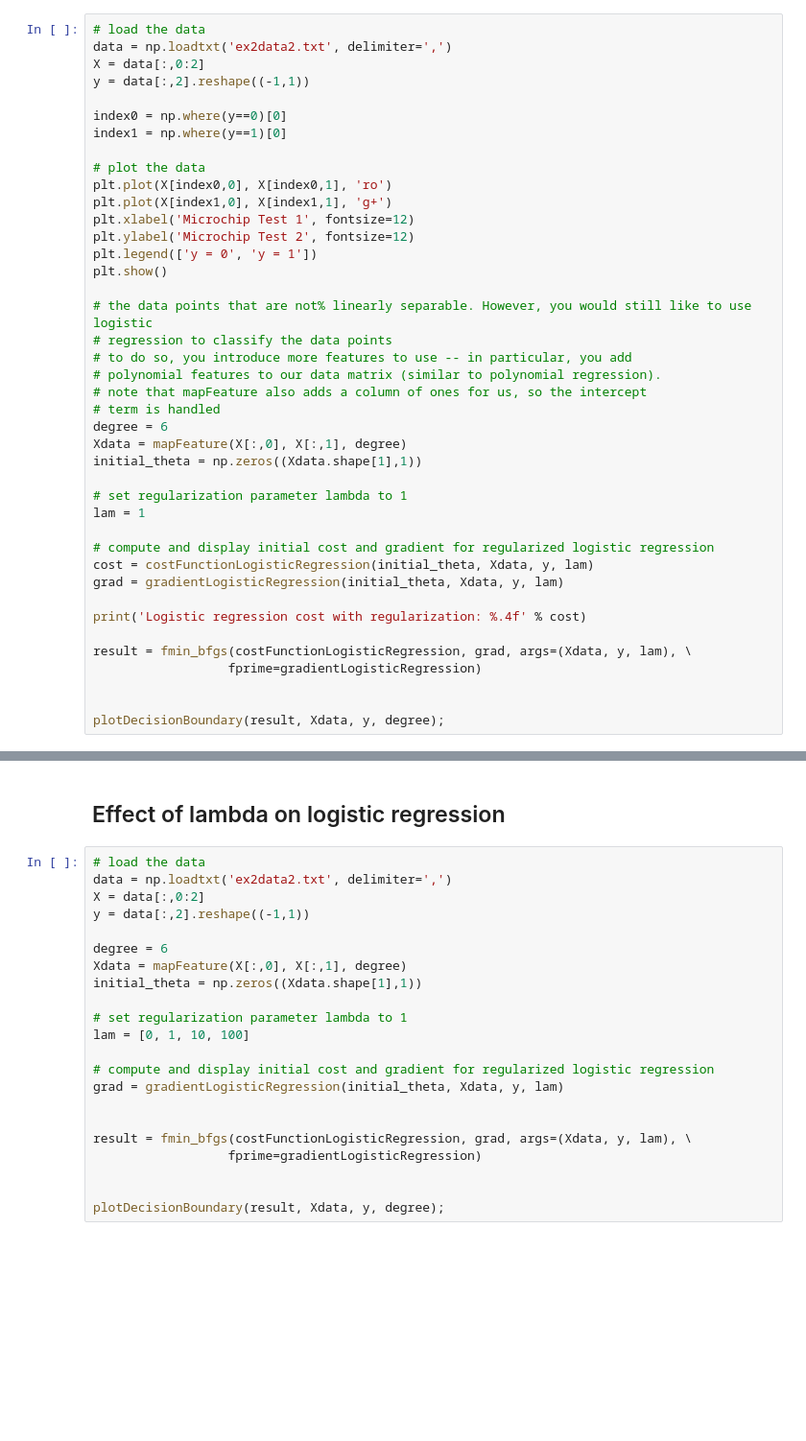
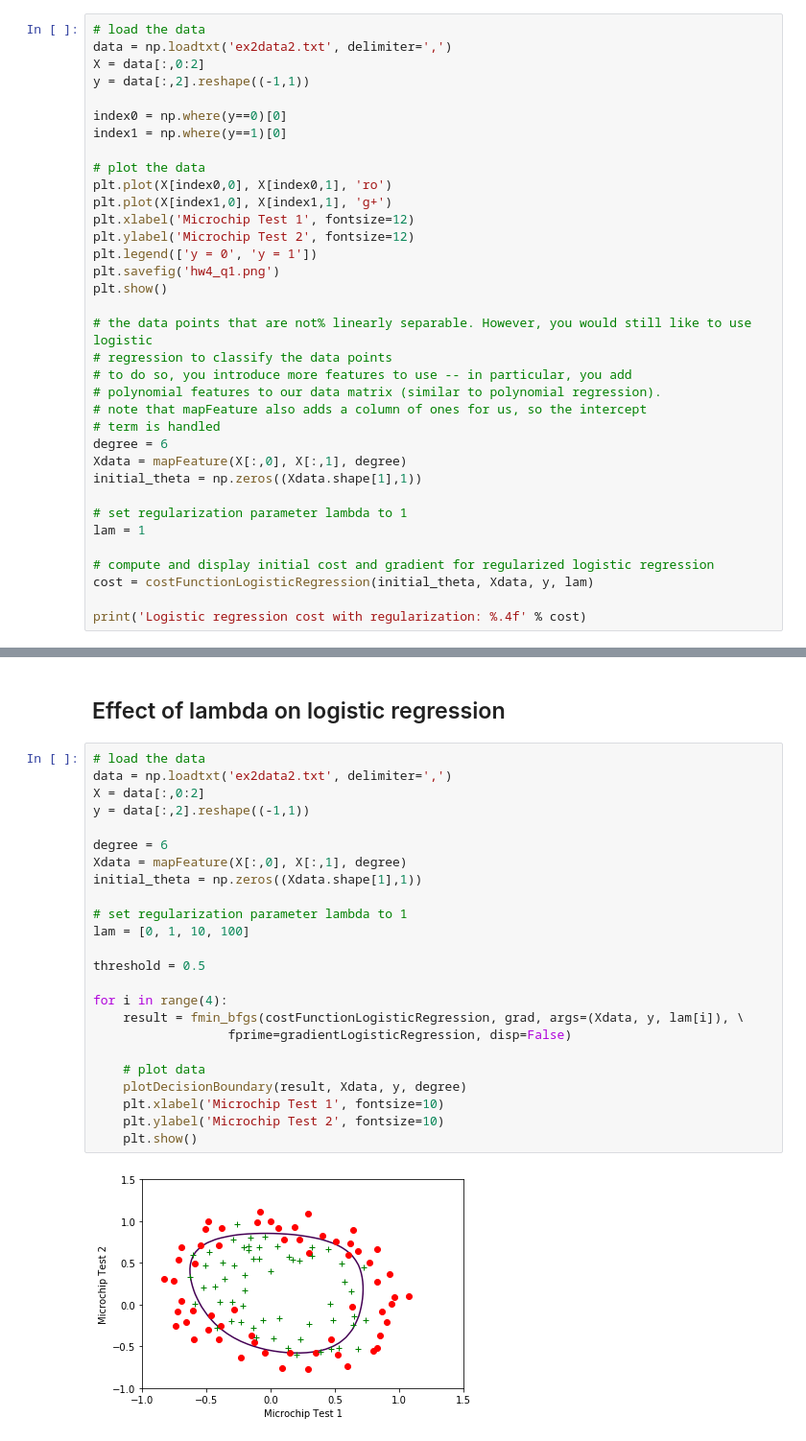
Before and after one commit to kaiwen2times/machine-learning-python, a Jupyter notebook: hw4/hw4.ipynb, the cells around one changed output, grey strips where cells are left out. Shown at 96% size. Saved outputs shown, nothing was run; the diff lists cells and outputs as text; blank space fills up the shorter version.

```diff
--- a/hw4/hw4.ipynb
+++ b/hw4/hw4.ipynb
@@ -26,6 +27,7 @@ plt.plot(X[index1,0], X[index1,1], 'g+')
 plt.xlabel('Microchip Test 1', fontsize=12)
 plt.ylabel('Microchip Test 2', fontsize=12)
 plt.legend(['y = 0', 'y = 1'])
+plt.savefig('hw4_q1.png')
 plt.show()
 
 # the data points that are not% linearly separable. However, you would still like to use logistic
@@ -43,15 +45,8 @@ lam = 1
 
 # compute and display initial cost and gradient for regularized logistic regression
 cost = costFunctionLogisticRegression(initial_theta, Xdata, y, lam)
-grad = gradientLogisticRegression(initial_theta, Xdata, y, lam)
 
 print('Logistic regression cost with regularization: %.4f' % cost)
-
-result = fmin_bfgs(costFunctionLogisticRegression, grad, args=(Xdata, y, lam), \
-                  fprime=gradientLogisticRegression)
-
-
-plotDecisionBoundary(result, Xdata, y, degree);
 # %% [output]
 [figure]
 Logistic regression cost with regularization: 0.6931
@@ -66,22 +55,26 @@ Warning: Desired error not necessarily achieved due to precision loss.
 # %%
 # load the data
 data = np.loadtxt('ex2data2.txt', delimiter=',')
 X = data[:,0:2]
 y = data[:,2].reshape((-1,1))
 
 degree = 6
 Xdata = mapFeature(X[:,0], X[:,1], degree)
 initial_theta = np.zeros((Xdata.shape[1],1))
 
 # set regularization parameter lambda to 1
 lam = [0, 1, 10, 100]
 
-# compute and display initial cost and gradient for regularized logistic regression
-grad = gradientLogisticRegression(initial_theta, Xdata, y, lam)
+threshold = 0.5
 
+for i in range(4):
+    result = fmin_bfgs(costFunctionLogisticRegression, grad, args=(Xdata, y, lam[i]), \
+                  fprime=gradientLogisticRegression, disp=False)
 
-result = fmin_bfgs(costFunctionLogisticRegression, grad, args=(Xdata, y, lam), \
-                  fprime=gradientLogisticRegression)
-
-
-plotDecisionBoundary(result, Xdata, y, degree);
+    # plot data
+    plotDecisionBoundary(result, Xdata, y, degree)
+    plt.xlabel('Microchip Test 1', fontsize=10)
+    plt.ylabel('Microchip Test 2', fontsize=10)
+    plt.show()
+# %% [output]
+[figure, added]
```
Also changed, not shown: parts of 3 cells of this notebook, 1 other file.
